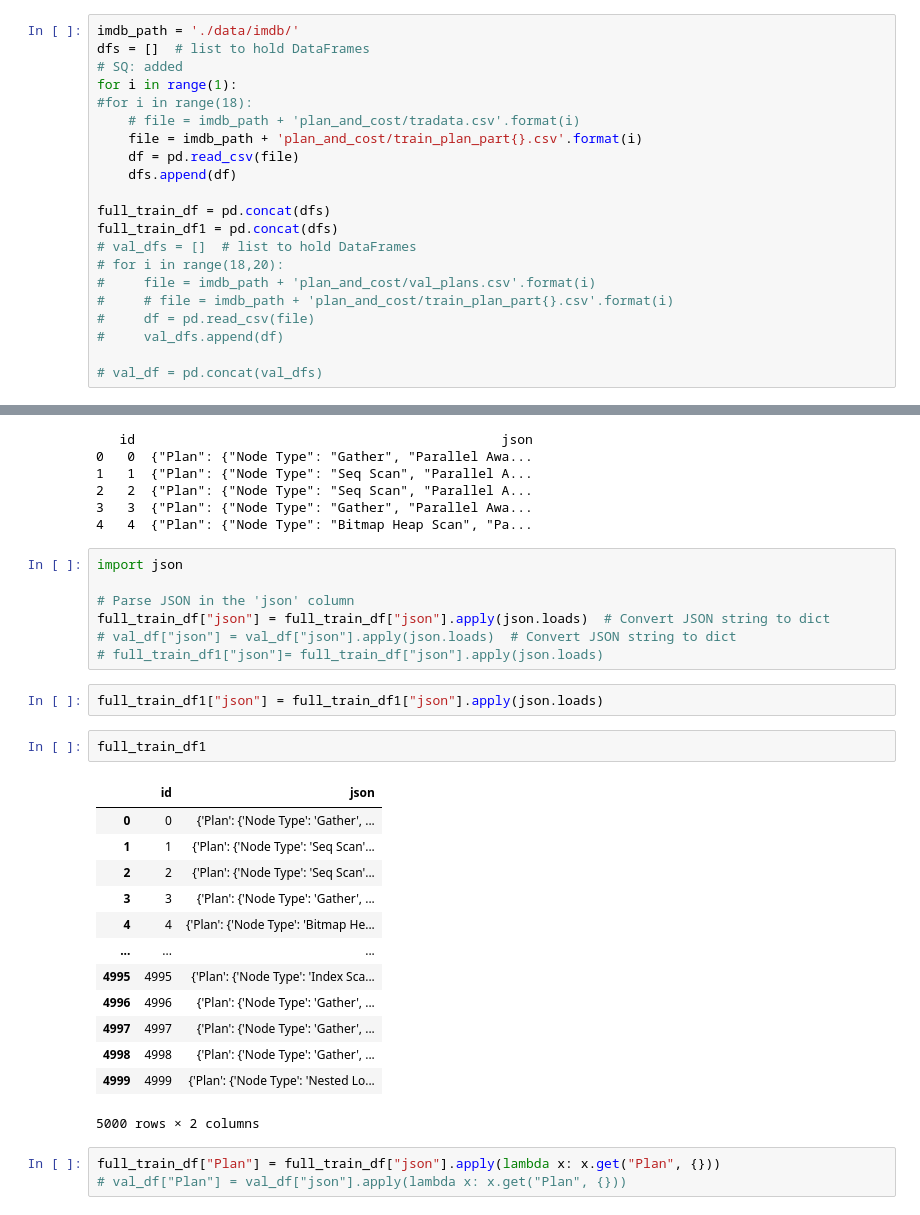
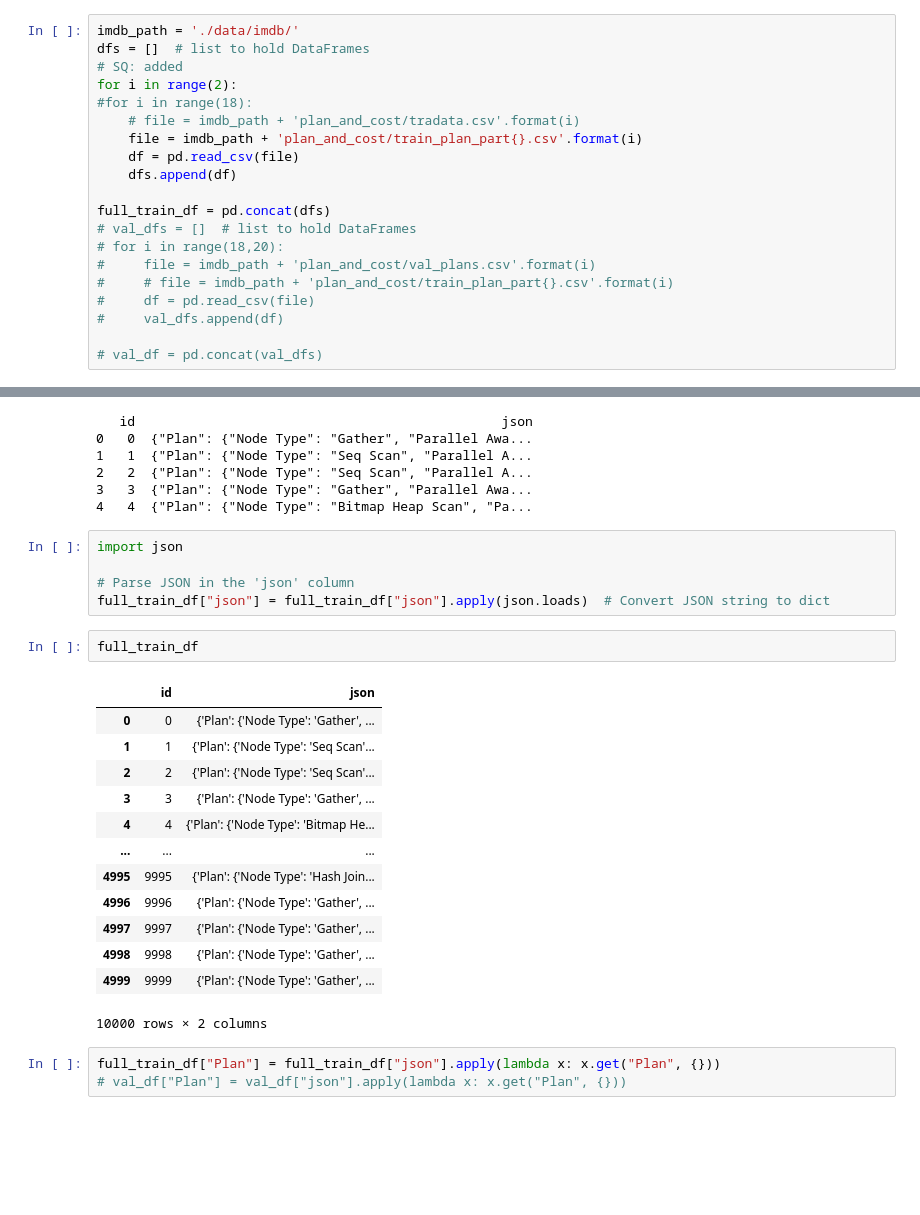
Before and after one commit to jalal-gilgiti/SLSteering, a Jupyter notebook: Training V1111.ipynb, the cells around one changed output, grey strips where cells are left out. Drawn from its saved outputs; the diff is of its cells as text; blank space fills up the shorter version.

```diff
--- a/Training V1111.ipynb
+++ b/Training V1111.ipynb
@@ -84,7 +84,7 @@ tensor([[ 0.5630,  0.9348, -1.2481],
 imdb_path = './data/imdb/'
 dfs = []  # list to hold DataFrames
 # SQ: added
-for i in range(1):
+for i in range(2):
 #for i in range(18):
     # file = imdb_path + 'plan_and_cost/tradata.csv'.format(i)
     file = imdb_path + 'plan_and_cost/train_plan_part{}.csv'.format(i)
@@ -92,7 +92,6 @@ for i in range(1):
     dfs.append(df)
 
 full_train_df = pd.concat(dfs)
-full_train_df1 = pd.concat(dfs)
 # val_dfs = []  # list to hold DataFrames
 # for i in range(18,20):
 #     file = imdb_path + 'plan_and_cost/val_plans.csv'.format(i)
@@ -115,26 +114,22 @@ import json
 
 # Parse JSON in the 'json' column
 full_train_df["json"] = full_train_df["json"].apply(json.loads)  # Convert JSON string to dict
-# val_df["json"] = val_df["json"].apply(json.loads)  # Convert JSON string to dict
-# full_train_df1["json"]= full_train_df["json"].apply(json.loads)
-# %%
-full_train_df1["json"] = full_train_df1["json"].apply(json.loads)
 # %%
-full_train_df1
+full_train_df
 # %% [output]
 |  | id | json |
 | 0 | 0 | {'Plan': {'Node Type': 'Gather', ... |
 | 1 | 1 | {'Plan': {'Node Type': 'Seq Scan'... |
 | 2 | 2 | {'Plan': {'Node Type': 'Seq Scan'... |
 | 3 | 3 | {'Plan': {'Node Type': 'Gather', ... |
 | 4 | 4 | {'Plan': {'Node Type': 'Bitmap He... |
 | ... | ... | ... |
-| 4995 | 4995 | {'Plan': {'Node Type': 'Index Sca... |
-| 4996 | 4996 | {'Plan': {'Node Type': 'Gather', ... |
-| 4997 | 4997 | {'Plan': {'Node Type': 'Gather', ... |
-| 4998 | 4998 | {'Plan': {'Node Type': 'Gather', ... |
-| 4999 | 4999 | {'Plan': {'Node Type': 'Nested Lo... |
+| 4995 | 9995 | {'Plan': {'Node Type': 'Hash Join... |
+| 4996 | 9996 | {'Plan': {'Node Type': 'Gather', ... |
+| 4997 | 9997 | {'Plan': {'Node Type': 'Gather', ... |
+| 4998 | 9998 | {'Plan': {'Node Type': 'Gather', ... |
+| 4999 | 9999 | {'Plan': {'Node Type': 'Gather', ... |
-5000 rows × 2 columns
+10000 rows × 2 columns
 # %%
 full_train_df["Plan"] = full_train_df["json"].apply(lambda x: x.get("Plan", {}))
 # val_df["Plan"] = val_df["json"].apply(lambda x: x.get("Plan", {}))
```
Also changed, not shown: parts of 42 cells of this notebook.
